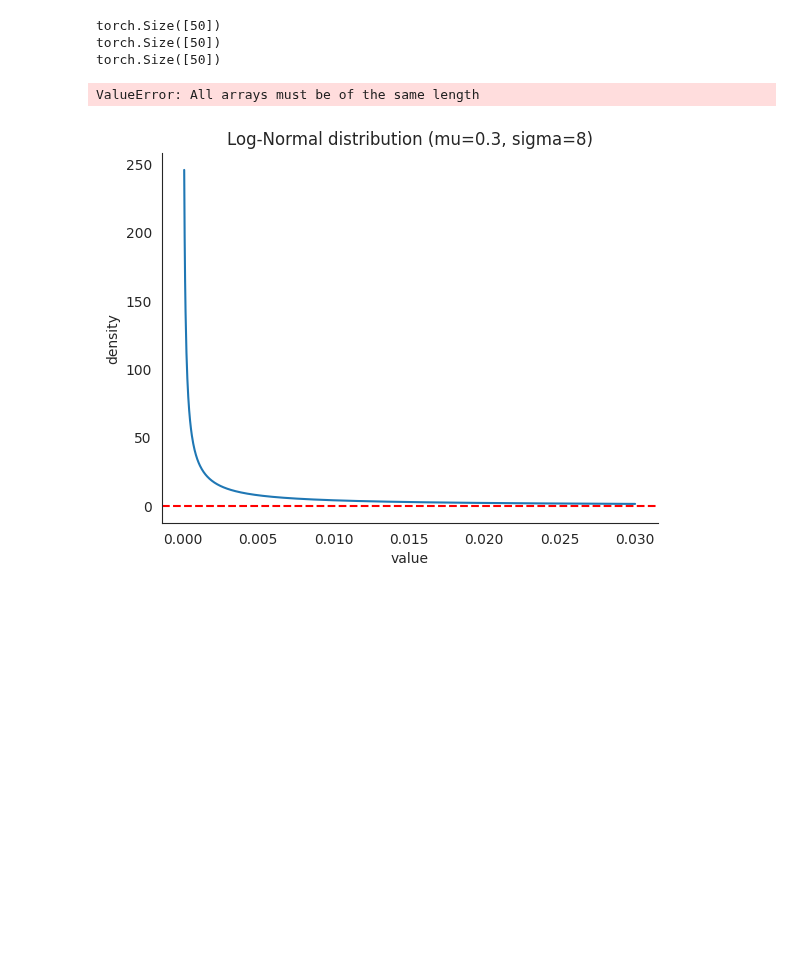
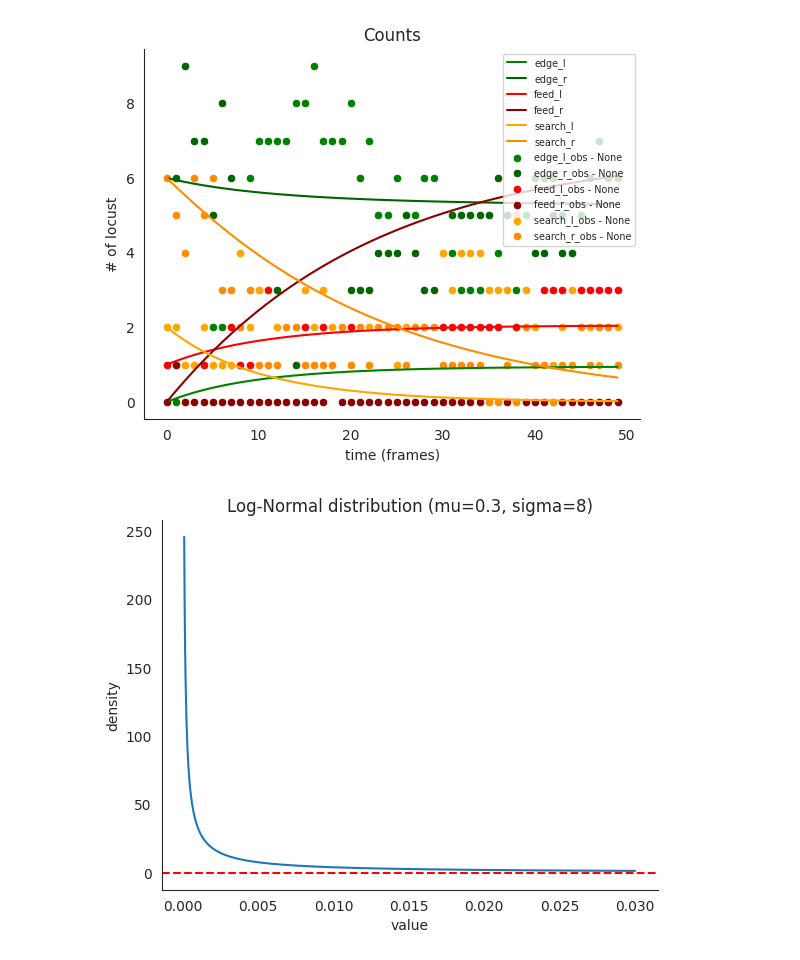
Before and after one commit to BasisResearch/collab-creatures, a Jupyter notebook: docs/experimental/exploring_ds.ipynb, the cells around one changed output. Drawn from its saved outputs; the diff is of its cells as text; code cells hidden in the pictures; blank space fills up the shorter version.

```diff
--- a/docs/experimental/exploring_ds.ipynb
+++ b/docs/experimental/exploring_ds.ipynb
@@ -162,30 +162,24 @@ class LocustDynamics(pyro.nn.PyroModule):
 # %%
 true_wander = torch.tensor([0.0, 0.0, 0.05, 0.05, 0.0, 0.0])
 true_attraction = torch.tensor([0.01, 0.01, 0.01, 0.00, 0.00, 0.0, 0.00, 0.00, 0.00])
 
 locust_true = LocustDynamics(true_attraction, true_wander)
 
 start_time = torch.tensor(start).float()
 end_time = torch.tensor(end).float()
 
 
 with TorchDiffEq(method="rk4", ), LogTrajectory(
     logging_times
 ) as lt:
     simulate(locust_true, init_state, start_time, end_time)
 
 locust_true_traj = lt.trajectory
 
-print(locust_true_traj['edge_l'].shape)
-print(logging_times.shape)
-print(subset['edge_l_obs'].shape)
 
-ft.plot_ds_trajectories(locust_true_traj, logging_times[:-2], window_size=0, scatter_data= subset)
+ft.plot_ds_trajectories(locust_true_traj, logging_times, window_size=0, scatter_data= subset)
 # %% [output]
-torch.Size([50])
-torch.Size([50])
-torch.Size([50])
-ValueError: All arrays must be of the same length
+[figure, added]
 # %%
 # for wander?
 #mu = .5
```
Also changed, not shown: parts of 3 cells of this notebook.
